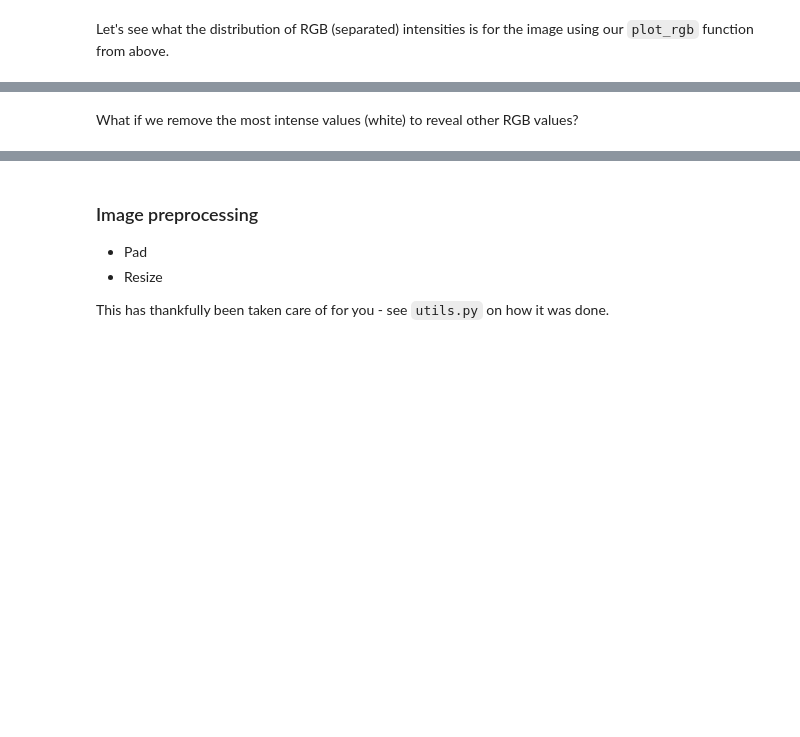
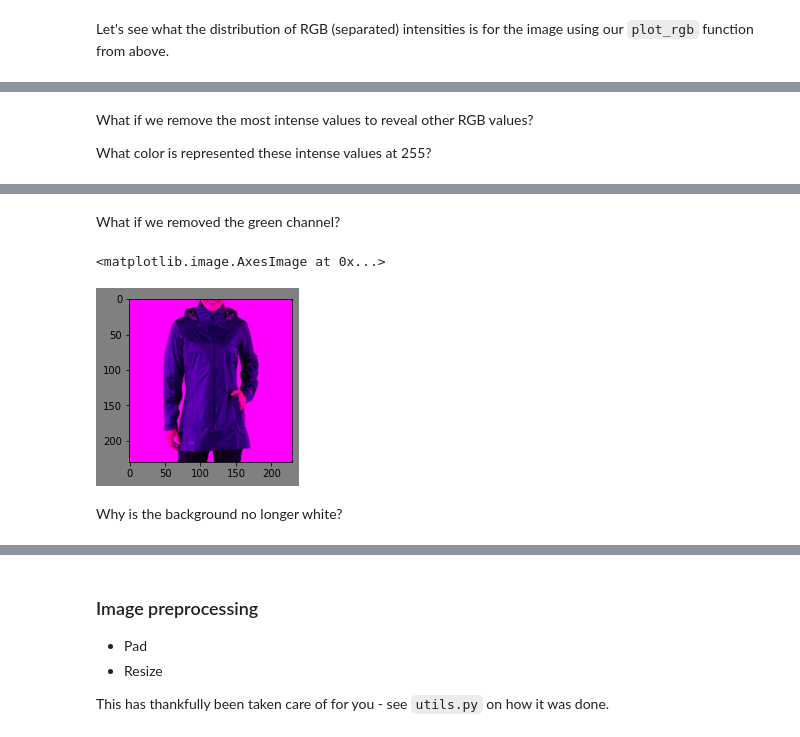
Before and after one commit to MLWorkshops/mlinterviews, a Jupyter notebook: machine_learning_foundations/Machine_Learning_Foundations.ipynb, the cells around one changed output, grey strips where cells are left out. Saved outputs shown, nothing was run; the diff lists cells and outputs as text; code cells hidden in the pictures; blank space fills up the shorter version.

```diff
--- a/machine_learning_foundations/Machine_Learning_Foundations.ipynb
+++ b/machine_learning_foundations/Machine_Learning_Foundations.ipynb
@@ -111,7 +144,9 @@ plot_rgb(img_padded)
 # %% [output]
 [figure]
 # %% [markdown]
-What if we remove the most intense values (white) to reveal other RGB values?
+What if we remove the most intense values to reveal other RGB values?
+
+What color is represented these intense values at 255?
 # %%
 # Copy image and normalize 0-1 rather than 1-255 so that we can use np.nan values
 img2 = img_padded.copy()/255.
@@ -120,3 +155,14 @@ img2[img2 == 1.0] = np.nan
 plot_rgb(img2)
 # %% [output]
 [figure]
+# %% [markdown]
+What if we removed the green channel?
+# %%
+img3 = img_padded.copy()
+img3[...,1] = 0
+plt.imshow(img3)
+# %% [output]
+<matplotlib.image.AxesImage at 0x...>
+[figure, added]
+# %% [markdown]
+Why is the background no longer white?
```
Also changed, not shown: parts of 33 cells of this notebook, 4 other files.
